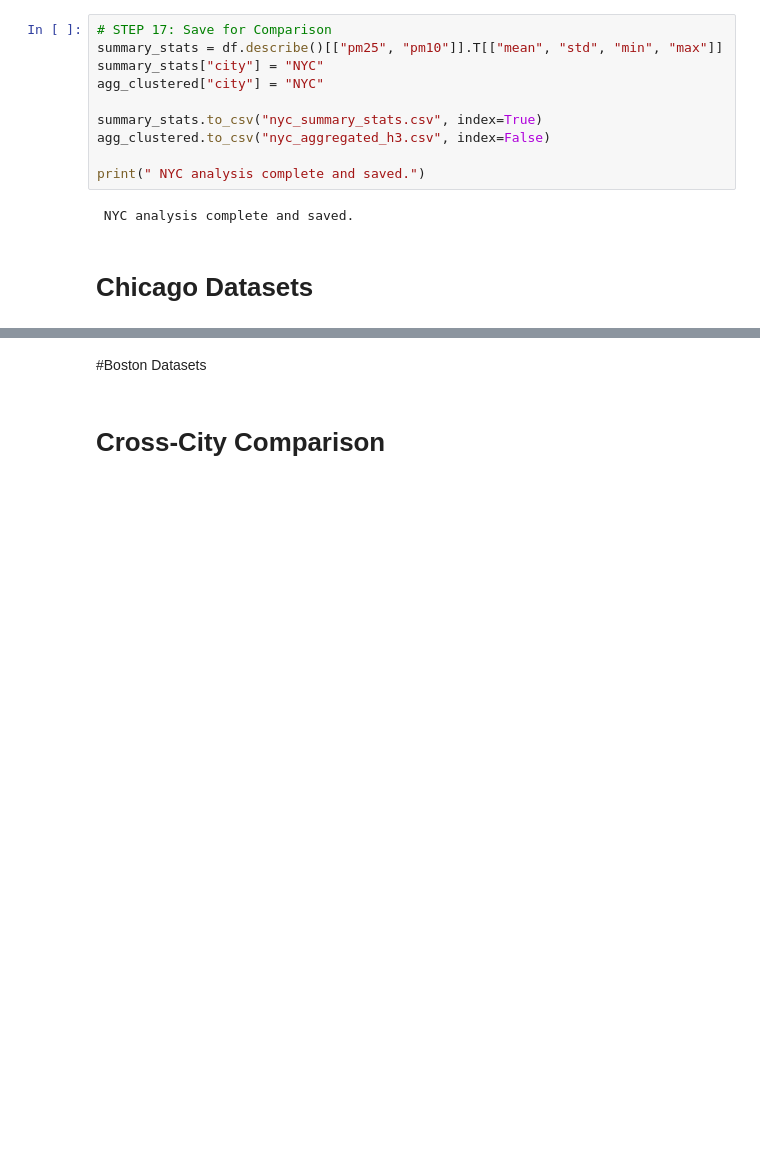
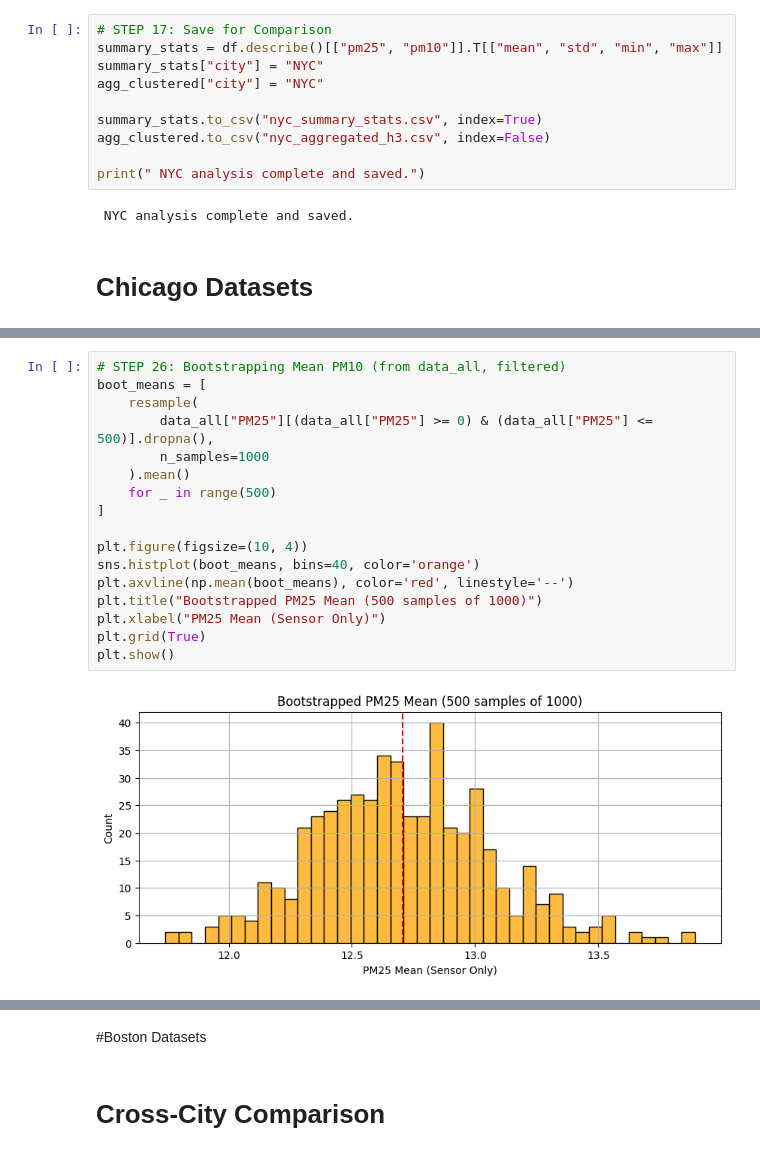
Before and after one commit to Dr-Isam-ALJAWARNEH/fds-project-airnav, a Jupyter notebook: NYC_Boston_Chicago_Project.ipynb, the cells around one changed output, grey strips where cells are left out. Drawn from its saved outputs; the diff is of its cells as text; blank space fills up the shorter version.

```diff
--- a/NYC_Boston_Chicago_Project.ipynb
+++ b/NYC_Boston_Chicago_Project.ipynb
@@ -288,0 +381,19 @@ print(" NYC analysis complete and saved.")
+# %%
+# STEP 26: Bootstrapping Mean PM10 (from data_all, filtered)
+boot_means = [
+    resample(
+        data_all["PM25"][(data_all["PM25"] >= 0) & (data_all["PM25"] <= 500)].dropna(),
+        n_samples=1000
+    ).mean()
+    for _ in range(500)
+]
+
+plt.figure(figsize=(10, 4))
+sns.histplot(boot_means, bins=40, color='orange')
+plt.axvline(np.mean(boot_means), color='red', linestyle='--')
+plt.title("Bootstrapped PM25 Mean (500 samples of 1000)")
+plt.xlabel("PM25 Mean (Sensor Only)")
+plt.grid(True)
+plt.show()
+# %% [output]
+[figure, added]
```
Also changed, not shown: parts of 10 cells of this notebook.
